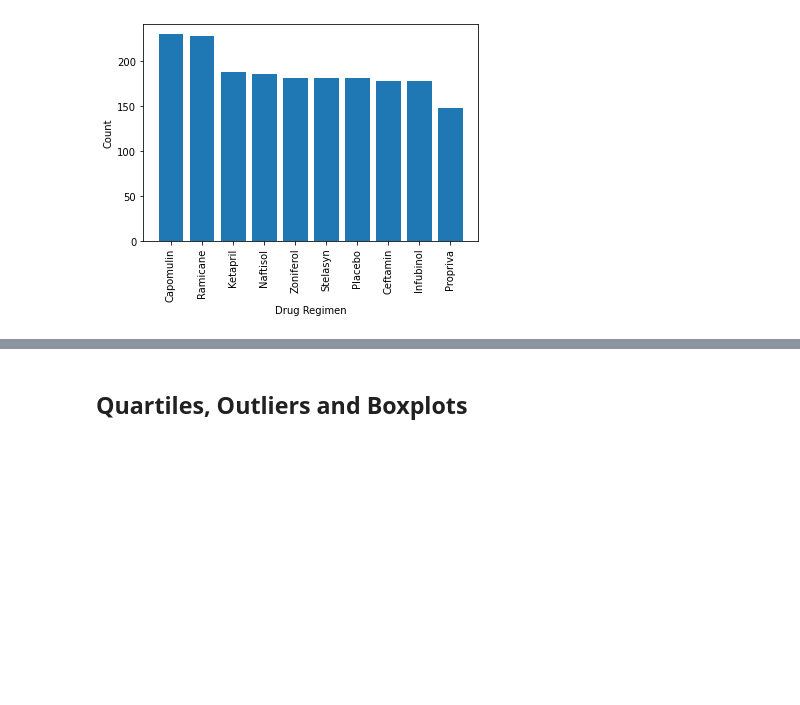
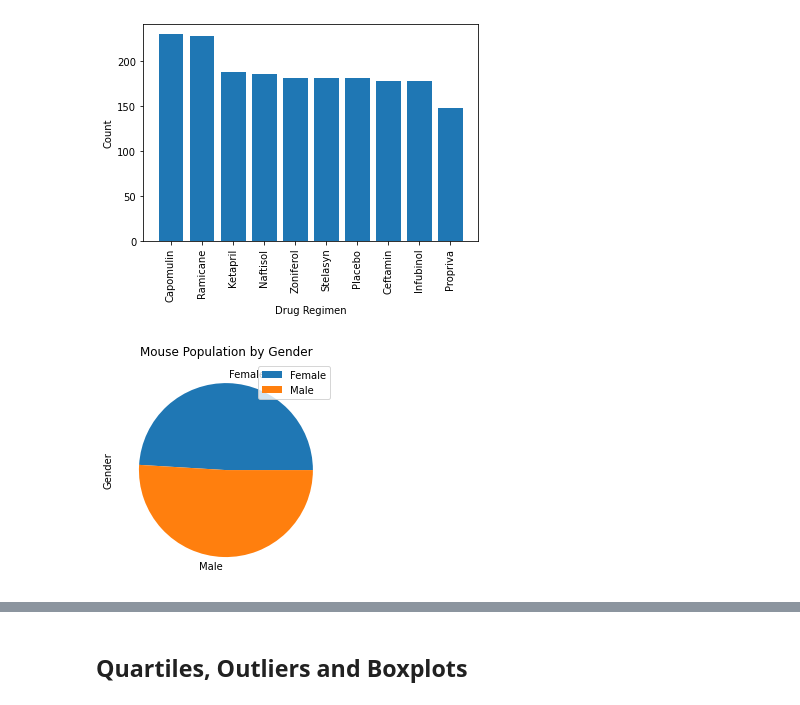
Before and after one commit to rebeccaruth/matplotlib-homework, a Jupyter notebook: Pymaceuticals/pymaceuticals_starter.ipynb, the cells around one changed output, grey strips where cells are left out. Saved outputs shown, nothing was run; the diff lists cells and outputs as text; code cells hidden in the pictures; blank space fills up the shorter version.

Commit message:
pie chart

```diff
--- a/Pymaceuticals/pymaceuticals_starter.ipynb
+++ b/Pymaceuticals/pymaceuticals_starter.ipynb
@@ -143,7 +143,12 @@ plt.show()
 [figure]
 # %%
 # Generate a pie plot showing the distribution of female versus male mice using pandas
-mice_gender = merge_df.groupby('Sex')
-mice_gender_number = merge_df['Mouse ID'].count()
+mice_gender = [mouse_count2['Sex'].unique()]
+mice_gender_group = mouse_count2.groupby("Sex").count()
+mice_gender_chart = mice_gender_group.plot(kind="pie", y="Mouse ID", title="Mouse Population by Gender")
+mice_gender_chart.set_ylabel("Gender")
+plt.show()
+# %% [output]
+[figure, added]
 # %%
 # Generate a pie plot showing the distribution of female versus male mice using pyplot
```
Also changed, not shown: parts of 1 cell of this notebook.
